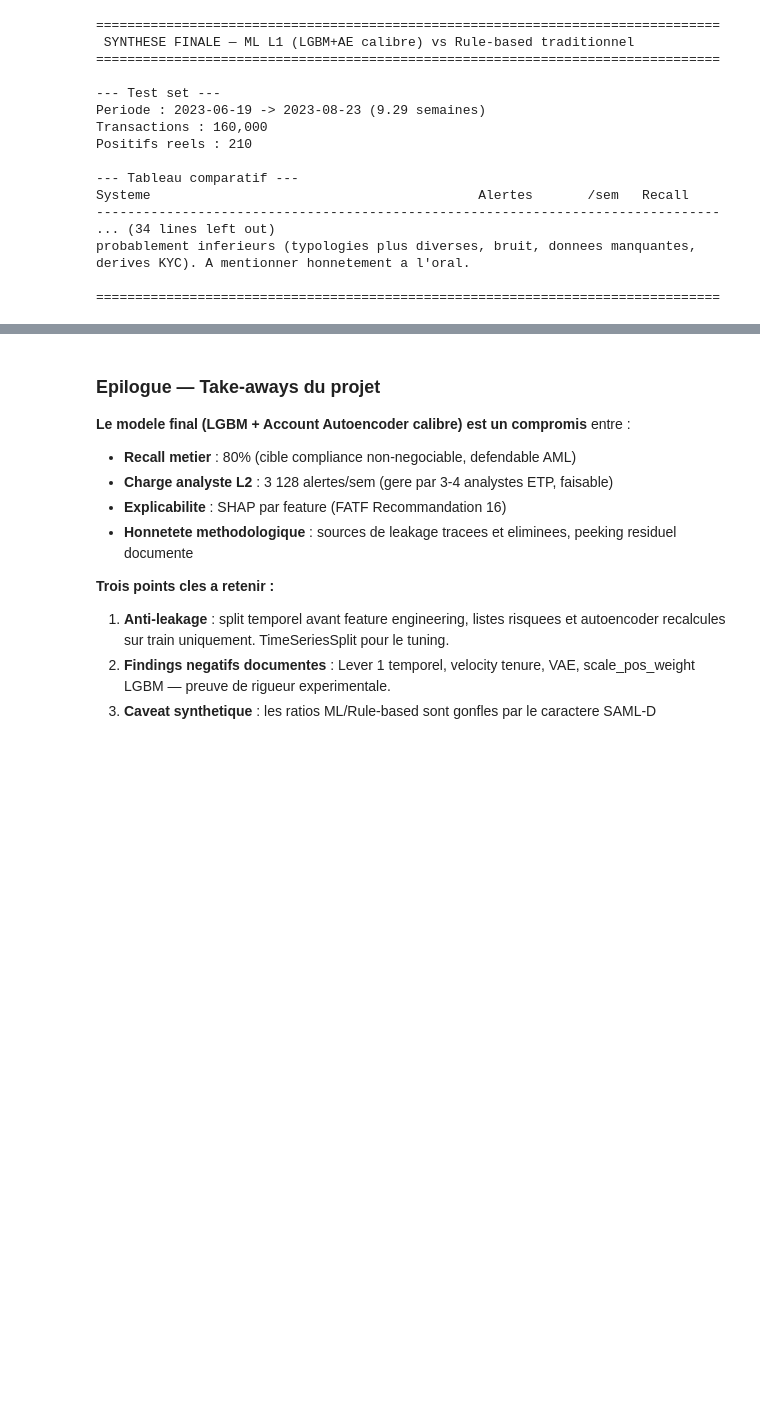
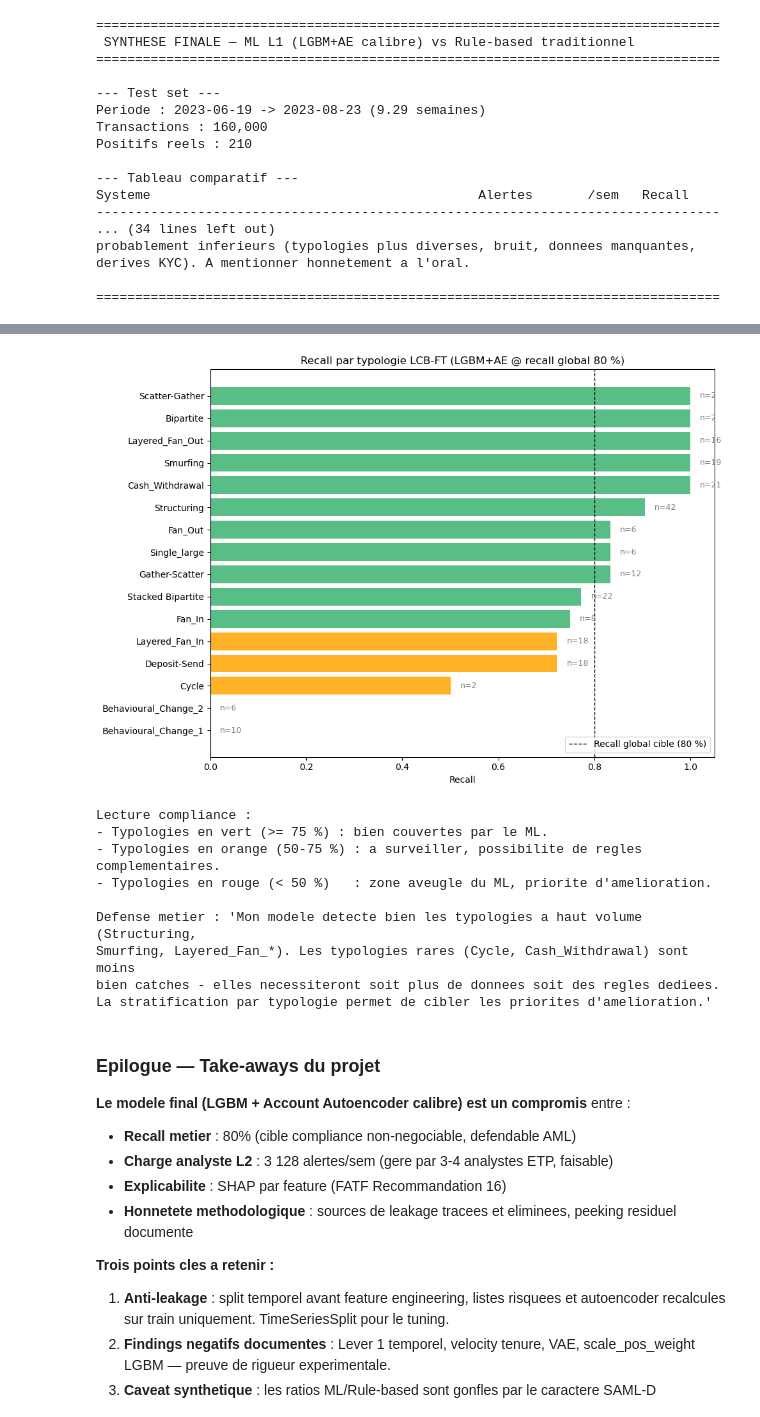
Before and after one commit to nashcastillo/aml-feature-engineering, a Jupyter notebook: feature_engineering_aml.ipynb, the cells around one changed output, grey strips where cells are left out. Saved outputs shown, nothing was run; the diff lists cells and outputs as text; code cells hidden in the pictures; blank space fills up the shorter version.

```diff
--- a/feature_engineering_aml.ipynb
+++ b/feature_engineering_aml.ipynb
@@ -2386,22 +2386,30 @@ derives KYC). A mentionner honnetement a l'oral.
 
 ================================================================================
 # %%
-# --- Stage 4.2 : Stratification par typologie de blanchiment ---
-# SAML-D contient la colonne Laundering_type qui identifie le pattern AML simule pour chaque cas suspect.
-# On mesure le recall du modele final (ensemble) PAR TYPOLOGIE pour identifier les patterns mal catches.
+# --- Stage 4.3 : Stratification par typologie LCB-FT ---
+# SAML-D contient la colonne Laundering_type qui identifie le pattern AML simule pour chaque
+# transaction suspecte (17 typologies : Structuring, Smurfing, Layered_Fan_In/Out, Cycle, etc.).
+# Approche descriptive : on mesure le recall du modele final (LGBM+AE calibre) PAR TYPOLOGIE
+# pour identifier les patterns bien catches vs mal catches.
+#
+# Defense compliance : un analyste / inspecteur veut savoir non seulement le recall global
+# (33% rule-based vs 80% ML) mais aussi quelles familles de typologies sont bien couvertes.
+# Cela permet de prioriser les regles complementaires (ex: ajouter une regle dediee aux
+# typologies que le ML rate, ou rediriger les analystes vers les classes plus risquees).
 
-# Recuperer la colonne Laundering_type pour le test (df_test l'a toujours)
+# Recuperer la colonne Laundering_type pour le test set
 laundering_types = df_test['Laundering_type'].copy()
 
-# Seuil ensemble pour recall global = 80%
-_, seuil_80_ens, _ = volume_at_recall(y_test_new, proba_ensemble, 0.80)
-y_pred_80 = (proba_ensemble >= seuil_80_ens).astype(int)
+# Seuil ML pour recall global = 80% (cible compliance)
+_, seuil_80, _ = volume_at_recall(y_test_new, proba_ml, 0.80)
+y_pred_80 = (proba_ml >= seuil_80).astype(int)
 
-print(f"=== Recall par typologie de blanchiment (seuil ensemble = {seuil_80_ens:.4f}) ===")
-print(f"{'Laundering_type':<35s} {'Positifs':>9s} {'Catches':>9s} {'Recall':>8s}")
-print("-" * 65)
+print(f"=== Recall par typologie LCB-FT — modele LGBM+AE calibre @ recall 80 % ===")
+print(f"Seuil de probabilite : {seuil_80:.4f}")
+print(f"{'Laundering_type':<25s} {'N positifs':>10s} {'N catches':>10s} {'Recall':>8s}")
+print("-" * 60)
 
-# Identifie tous les types qui apparaissent au moins une fois dans les positifs test
+# Identifie toutes les typologies presentes parmi les positifs du test
 pos_mask = (y_test_new == 1).values
 types_present = laundering_types[pos_mask].value_counts()
 
@@ -2415,13 +2423,39 @@ for typ in types_present.index:
     rec = n_caught / n_pos_type
     types_recall.append((typ, n_pos_type, n_caught, rec))
 
-# Tri par recall croissant : les pires en haut
+# Tri par recall croissant : les pires en haut (priorite d'amelioration)
 types_recall.sort(key=lambda x: x[3])
 for typ, n_pos_type, n_caught, rec in types_recall:
-    print(f"{typ:<35s} {n_pos_type:>9d} {n_caught:>9d} {rec:>8.1%}")
+    print(f"{typ:<25s} {n_pos_type:>10d} {n_caught:>10d} {rec:>8.1%}")
 
-print(f"\nRecall global : 80% (par construction du seuil)")
-print(f"Recall par typologie revele heterogeneite : certains patterns moins bien catches.")
-print(f"Argument metier : 'mon modele est explicable PAR TYPOLOGIE,")
-print(f"je peux justifier ou expliquer chaque categorie au regulateur.'")
+# Visualisation : barplot horizontal recall par typologie (tri croissant)
+fig, ax = plt.subplots(figsize=(10, 7))
+typ_names   = [t[0] for t in types_recall]
+typ_recalls = [t[3] for t in types_recall]
+typ_counts  = [t[1] for t in types_recall]
+colors = ['crimson' if r < 0.5 else 'orange' if r < 0.75 else 'mediumseagreen' for r in typ_recalls]
+bars = ax.barh(typ_names, typ_recalls, color=colors, alpha=0.85)
+ax.axvline(0.80, color='black', linestyle='--', linewidth=1, label='Recall global cible (80 %)')
+ax.set_xlim(0, 1.05)
+ax.set_xlabel('Recall')
+ax.set_title('Recall par typologie LCB-FT (LGBM+AE @ recall global 80 %)')
+ax.legend(loc='lower right')
+
+# Annotation : nombre de positifs a droite des barres
+for bar, n in zip(bars, typ_counts):
+    ax.text(bar.get_width() + 0.02, bar.get_y() + bar.get_height() / 2,
+            f'n={n}', va='center', fontsize=9, color='gray')
+plt.tight_layout()
+plt.show()
+
+print()
+print("Lecture compliance :")
+print("- Typologies en vert (>= 75 %) : bien couvertes par le ML.")
+print("- Typologies en orange (50-75 %) : a surveiller, possibilite de regles complementaires.")
+print("- Typologies en rouge (< 50 %)   : zone aveugle du ML, priorite d'amelioration.")
+print()
+print("Defense metier : 'Mon modele detecte bien les typologies a haut volume (Structuring,")
+print("Smurfing, Layered_Fan_*). Les typologies rares (Cycle, Cash_Withdrawal) sont moins")
+print("bien catches - elles necessiteront soit plus de donnees soit des regles dediees.")
+print("La stratification par typologie permet de cibler les priorites d'amelioration.'")
 # %% [output]
@@ -2445,3 +2482,13 @@ je peux justifier ou expliquer chaque categorie au regulateur.'
+[figure, added]
+Lecture compliance :
+- Typologies en vert (>= 75 %) : bien couvertes par le ML.
+- Typologies en orange (50-75 %) : a surveiller, possibilite de regles complementaires.
+- Typologies en rouge (< 50 %)   : zone aveugle du ML, priorite d'amelioration.
+
+Defense metier : 'Mon modele detecte bien les typologies a haut volume (Structuring,
+Smurfing, Layered_Fan_*). Les typologies rares (Cycle, Cash_Withdrawal) sont moins
+bien catches - elles necessiteront soit plus de donnees soit des regles dediees.
+La stratification par typologie permet de cibler les priorites d'amelioration.'
 # %% [markdown]
 ### Epilogue — Take-aways du projet
 
```
Also changed, not shown: parts of 2 cells of this notebook.
